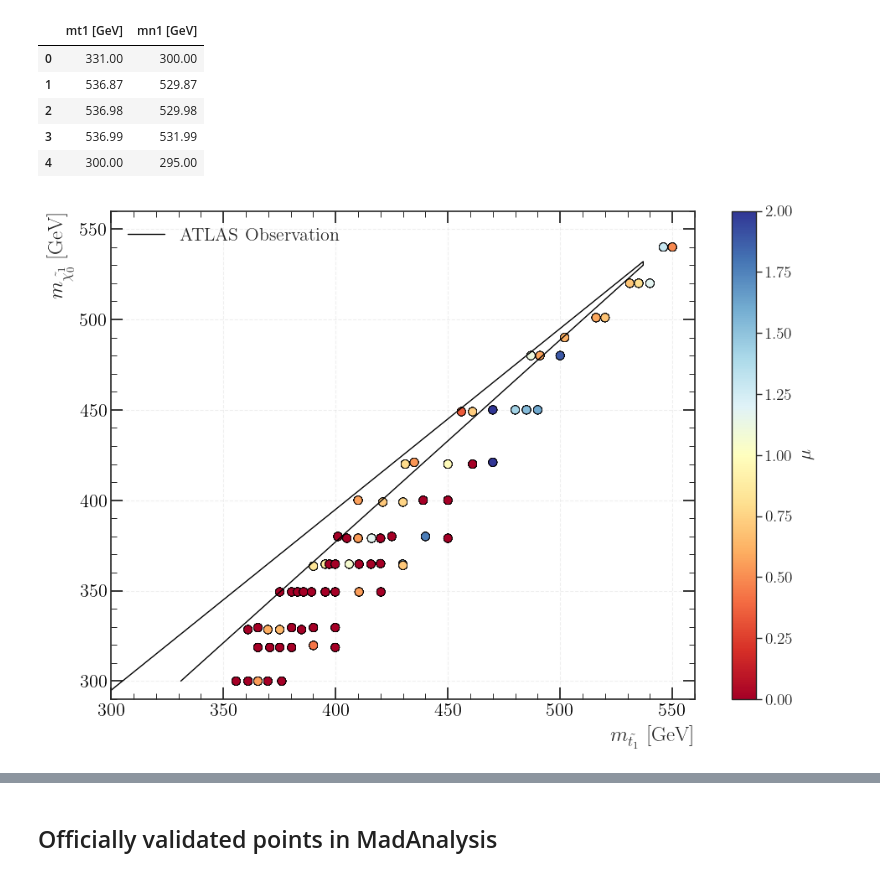
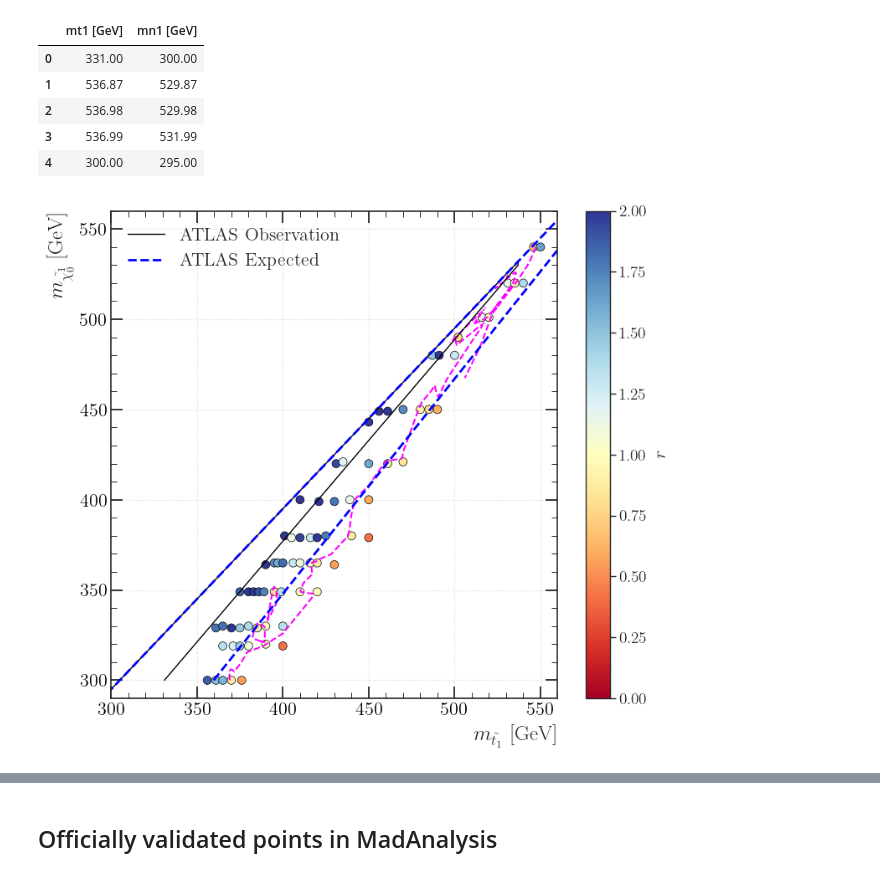
Before and after one commit to andlessa/MonoXSMS, a Jupyter notebook: notebooks/signal_strength_SUSY.ipynb, the cells around one changed output, grey strips where cells are left out. Saved outputs shown, nothing was run; the diff lists cells and outputs as text; code cells hidden in the pictures.

```diff
--- a/notebooks/signal_strength_SUSY.ipynb
+++ b/notebooks/signal_strength_SUSY.ipynb
@@ -232,8 +227,8 @@ for _, row in df_final_results.iterrows():
 df_final_results['NNLO Cross Section (pb)'] = nnlo_cross_sections
 df_final_results['k_factor'] = k_factors
 # %%
-df_final_results['Signal Strength Obs'] = df_final_results['Sigma_95_obs (pb)'] / (df_final_results['Sigma_theoretical (pb)'] )
-df_final_results['Signal Strength Exp'] =  df_final_results['Sigma_95_exp (pb)'] / (df_final_results['Sigma_theoretical (pb)'])
+df_final_results['Signal Strength Obs'] =  (df_final_results['k_factor'] * df_final_results['Sigma_theoretical (pb)'] ) / df_final_results['Sigma_95_obs (pb)']
+df_final_results['Signal Strength Exp'] =   (df_final_results['k_factor'] * df_final_results['Sigma_theoretical (pb)']) / df_final_results['Sigma_95_exp (pb)']
 df_final_results['Status Obs'] = df_final_results['Signal Strength Obs'].apply(lambda x: 'Included' if x > 1 else 'Excluded')
 df_final_results['Status Exp'] = df_final_results['Signal Strength Exp'].apply(lambda x: 'Included' if x > 1 else 'Excluded')
 df_final_results
@@ -257,5 +258,6 @@ df_final_results
 # %%
-#max_sigma_exp_per_saf = df_final_results.loc[
-#    df_final_results.groupby("SAF File")["Sigma_95_exp (pb)"].idxmax()
-#]
-#max_sigma_exp_per_saf
+max_sigma_exp_per_saf = df_final_results.loc[
+    df_final_results.groupby("SAF File")["Signal Strength Exp"].idxmax()   #r_exp max
+]
+
+max_sigma_exp_per_saf
@@ -286,8 +283,8 @@ max_signal_strength_obs
 # %% [markdown]
 # ATLAS Contour
 # %%
-hep_data_ttbnffObs = pd.read_csv('/home/yoxara/workstation/MonoXSMS/data/HEPData-ins1847779-v1-csv/Contourg_obs_p1TT_bffN.csv', skiprows=7)
-hep_data_ttbnffExp = pd.read_csv('/home/yoxara/workstation/MonoXSMS/data/HEPData-ins1847779-v1-csv/Contourg_exp_m1TT_bffN.csv', skiprows=7)
+hep_data_ttbnffObs = pd.read_csv('/home/yoxara/MonoXSMS/data/HEPData-ins1847779-v1-csv/Contourg_obs_p1TT_bffN.csv', skiprows=7)
+hep_data_ttbnffExp = pd.read_csv('/home/yoxara/MonoXSMS/data/HEPData-ins1847779-v1-csv/Contourg_exp_m1TT_bffN.csv', skiprows=7)
 hep_data_ttbnffObs
 # %% [output]
 |  | mt1 [GeV] | mn1 [GeV] |
@@ -297,49 +294,54 @@ hep_data_ttbnffObs
 | 3 | 536.99 | 531.99 |
 | 4 | 300.00 | 295.00 |
 # %%
-# Create the plot using max_signal_strength_obs
-fig, ax = plt.subplots(figsize=(10, 7))
+# signal_strength_obs
+fig, ax = plt.subplots(figsize=(8, 7))
 configure_axes(ax)
 
 scatter = ax.scatter(
-    df_final_results["mT1 (GeV)"],
-    df_final_results["mn1 (GeV)"],
-    c=df_final_results["Signal Strength Obs"],
+    max_sigma_exp_per_saf["mT1 (GeV)"],
+    max_sigma_exp_per_saf["mn1 (GeV)"],
+    c=max_sigma_exp_per_saf["Signal Strength Obs"],
     cmap=cm,
     s=50,
     edgecolor="black",
     linewidth=0.5,
+    marker='o',
     vmin=0,
     vmax=2
 )
 
-
 cbar = plt.colorbar(scatter, ax=ax)
-cbar.set_label(r"$\mu$", fontsize=16)
+cbar.set_label(r"$r$", fontsize=16)
 cbar.ax.tick_params(labelsize=14)
 
-# Contour for mu ~ 1
-x = df_final_results["mT1 (GeV)"]
-y = df_final_results["mn1 (GeV)"]
-z = df_final_results["Signal Strength Obs"]
+# Contour for r ~ 1
+x = max_sigma_exp_per_saf["mT1 (GeV)"]
+y = max_sigma_exp_per_saf["mn1 (GeV)"]
+z = max_sigma_exp_per_saf["Signal Strength Obs"]
+
 xi, yi = np.meshgrid(
-    np.linspace(x.min(), x.max(), 2000),
-    np.linspace(y.min(), y.max(), 2000)
+    np.linspace(x.min(), x.max(), 200),
+    np.linspace(y.min(), y.max(), 200)
 )
 zi = griddata((x, y), z, (xi, yi), method='linear')
-contour = ax.contour(xi, yi, zi, levels=[1], colors="black", linestyles="--", linewidths=2)
-ax.clabel(contour, fmt="Signal Strength = 1", inline=True, fontsize=12)
+
+contour = ax.contour(
+    xi, yi, zi, levels=[1], colors="magenta", linestyles="--", linewidths=1.5
+)
+#contour = ax.tricontour(x, y, z, levels=[1], colors="magenta", linestyles="--", linewidths=2)
+#ax.clabel(contour, inline=True, fontsize=12) #fmt="r = 1",
 ax.plot(hep_data_ttbnffObs['mt1 [GeV]'], hep_data_ttbnffObs['mn1 [GeV]'], color="black", label='ATLAS Observation', linewidth=1)
-#ax.plot(hep_data_ttbnffExp['mt1 [GeV]'], hep_data_ttbnffExp['mn1 [GeV]'], color="blue", label='Expected', linewidth=2, linestyle='--'))
+ax.plot(hep_data_ttbnffExp['mt1 [GeV]'], hep_data_ttbnffExp['mn1 [GeV]'], color="blue", label='ATLAS Expected', linewidth=2, linestyle='--')
 ax.set_x_label(r'$m_{\tilde{t_{1}}}$ [GeV]')
 ax.set_y_label(r'$m_{\tilde{\chi_{0}^{1}}}$ [GeV]')
 plt.grid(True, linestyle='--', alpha=0.6)
 plt.ylim(290, 560)
 plt.xlim(300, 560)
-ax.legend(framealpha=0.0, loc='best')
-plt.grid(True, linestyle='--', alpha=0.3)
+ax.legend(frameon=False, loc='best')
+plt.grid(True, linestyle='--', alpha=0.4)
 plt.tight_layout()
 plt.show()
 # %% [output]
-[figure, old version]
+[figure, new version]
 # %%
```
Also changed, not shown: parts of 9 cells of this notebook, 36 other files.
